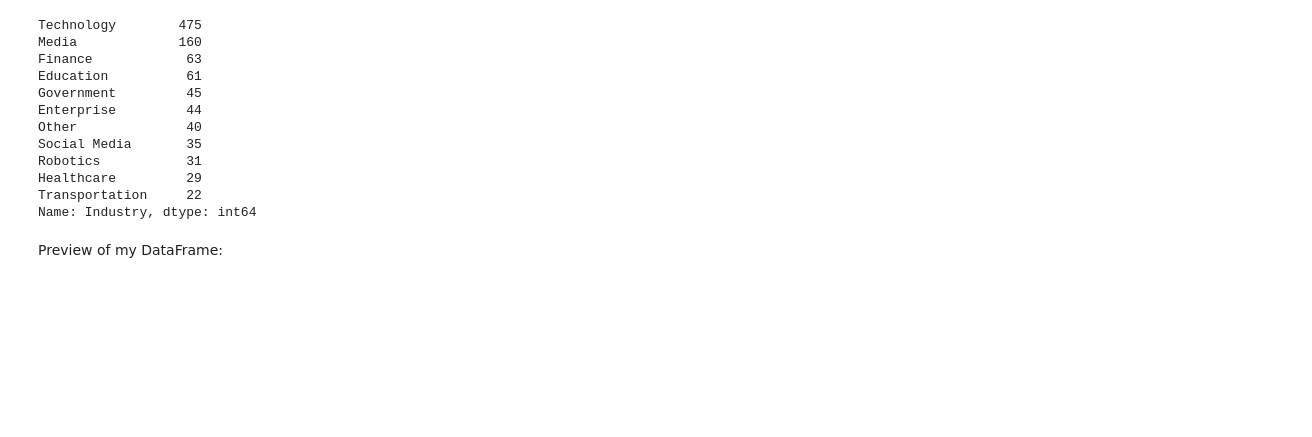
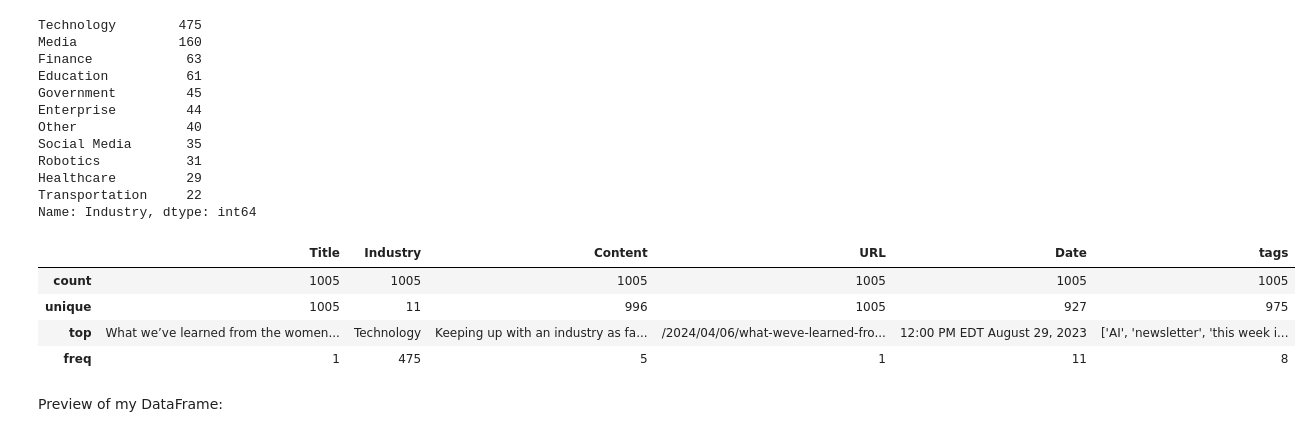
Before and after one commit to iponugoti/ml-ai, a Jupyter notebook: MLTA Project 2 - Stats and Model.ipynb, the cells around one changed output. Cells and saved outputs as stored; diff of their text form; code cells hidden in the pictures; blank space fills up the shorter version.

```diff
--- a/MLTA Project 2 - Stats and Model.ipynb
+++ b/MLTA Project 2 - Stats and Model.ipynb
@@ -59,6 +59,14 @@ Robotics           31
 Healthcare         29
 Transportation     22
 Name: Industry, dtype: int64
+# %%
+df.describe()
+# %% [output]
+|  | Title | Industry | Content | URL | Date | tags |
+| count | 1005 | 1005 | 1005 | 1005 | 1005 | 1005 |
+| unique | 1005 | 11 | 996 | 1005 | 927 | 975 |
+| top | What we’ve learned from the women... | Technology | Keeping up with an industry as fa... | /2024/04/06/what-weve-learned-fro... | 12:00 PM EDT August 29, 2023 | ['AI', 'newsletter', 'this week i... |
+| freq | 1 | 475 | 5 | 1 | 11 | 8 |
 # %% [markdown]
 Preview of my DataFrame:
 # %%
```
Also changed, not shown: parts of 21 cells of this notebook.
